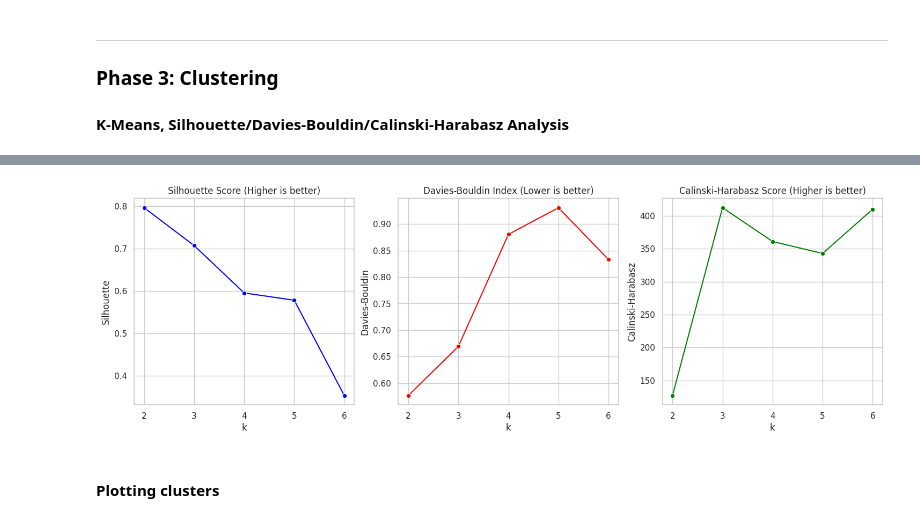
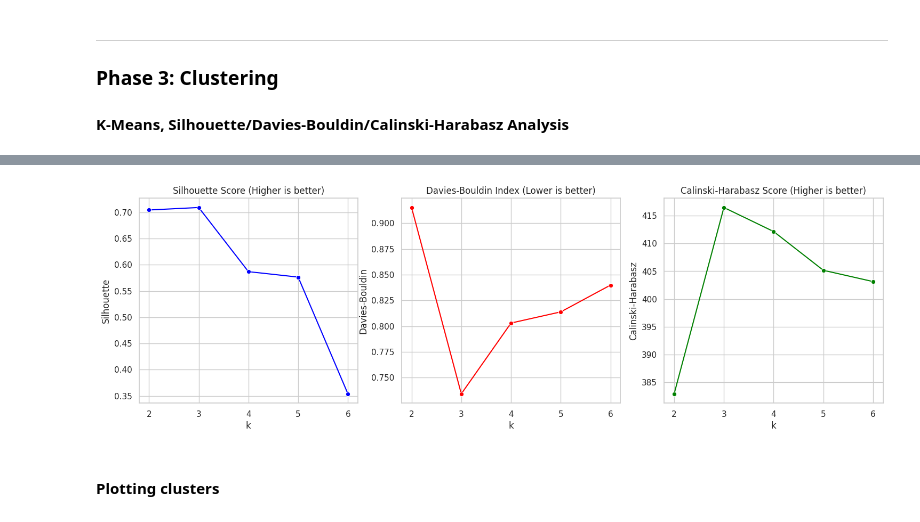
Before and after one commit to MessaAlberto/dataMining_AviationNetworks, a Jupyter notebook: main.ipynb, the cells around one changed output, grey strips where cells are left out. Cells and saved outputs as stored; diff of their text form; code cells hidden in the pictures.

```diff
--- a/main.ipynb
+++ b/main.ipynb
@@ -263,10 +321,15 @@ DEBUG: Columns found: ['ICAO Empresa Aérea', 'Número Voo', 'Código Autorizaç
 #### Loading **CAA UK** dataset: airline on-time performance.
 # %%
 # C. UK (CAA)
-uk_files = glob.glob("caa_uk/*.csv")
+uk_files = glob.glob(os.path.join(CAA_PATH, "*.csv"))
 df_uk_metrics = pd.DataFrame()
 if uk_files:
-    print("\nProcessing CAA (UK) Data...")
+    print("\nProcessing CAA (UK) Data via Pandas...")
+
+    if 'df_airports' not in locals():
+        # Scarichiamo solo le colonne necessarie da Spark per essere leggeri
+        df_airports = df_airports_spark.select("IATA", "Name").toPandas()
+
     # Robust IATA Dictionary
     manual_fix = {
         "GATWICK": "LGW",
@@ -295,6 +358,7 @@ if uk_files:
         "BOURNEMOUTH": "BOH",
         "TEESSIDE INTERNATIONAL AIRPORT": "MME"
     }
+
     clean_names = df_airports.assign(
         n=df_airports["Name"].str.upper().str.replace(" AIRPORT", "").str.strip()
     ).set_index("n")["IATA"].to_dict()
@@ -327,11 +391,13 @@ if uk_files:
             tot=("tot", "sum"), num_flights=("cnt", "sum"), delay_variance=("avg", "std")
         ).reset_index()
         df_uk_metrics["avg_delay"] = df_uk_metrics["tot"] / df_uk_metrics["num_flights"]
+
+        valid_nodes_set = set(df_master_nodes["IATA"].unique())
+        valid_uk = df_uk_metrics[df_uk_metrics["IATA"].isin(valid_nodes_set)]
+
         print(f"    Aggregated CAA (UK) metrics: {len(df_uk_metrics)} unique origin airports.")
-        df_uk_metrics = df_uk_metrics.drop(columns=["tot"])
-
-        valid_uk = df_uk_metrics[df_uk_metrics["IATA"].isin(active_nodes)]
         print(
             f"-> Raw Airports: {len(df_uk_metrics)} -> Matched in Graph: {len(valid_uk)} ({len(valid_uk)/len(df_uk_metrics):.1%})")
-        df_uk_metrics = valid_uk
+
+        df_uk_metrics = valid_uk.drop(columns=["tot"])
 # %% [output]
@@ -812,70 +865,40 @@ Running Network Disintegration Test (Local Simulation)...
 
 #### K-Means, Silhouette/Davies-Bouldin/Calinski-Harabasz Analysis
 # %%
-print("Preparing Feature Matrix...")
+print("Preparing Feature Matrix for Clustering...")
 
 # Selection of features for clustering (only those with good coverage and relevance)
 features_cols = ['pagerank', 'betweenness', 'avg_delay', 'delay_variance', 'degree']
 
-# Drop missing values (important for ML)
+# Drop missing values (ML don't accept Null)
 df_model_pd = df_master_nodes.dropna(subset=features_cols).copy()
 print(f"    - Data points available for clustering: {len(df_model_pd)}")
 
-# Create Spark DataFrame
-for col in features_cols:
-    df_model_pd[col] = df_model_pd[col].astype(float)
+scaler = SklearnScaler()
+X = df_model_pd[features_cols].values
+X_scaled = scaler.fit_transform(X)
 
-df_spark_ml = spark.createDataFrame(df_model_pd[["IATA"] + features_cols])
-
-# SPARK ML PIPELINE (Assembler + Scaling)
-print("\n[PYSPARK] Building ML Pipeline (Assembler + Scaling)...")
-
-# Union of features into a single vector column
-assembler = VectorAssembler(inputCols=features_cols, outputCol="features_raw")
-df_spark_vec = assembler.transform(df_spark_ml)
-
-# Standardization (important for distance-based clustering)
-scaler_spark = StandardScaler(inputCol="features_raw", outputCol="features", withStd=True, withMean=True)
-scaler_model = scaler_spark.fit(df_spark_vec)
-df_spark_scaled = scaler_model.transform(df_spark_vec)
-
-# K-MEANS GRID SEARCH (SPARK TRAINING + SKLEARN METRICS)
-print("\n[PYSPARK] K-Means Clustering (Grid Search & Validation)...")
-
-X_local = df_model_pd[features_cols].values
-scaler_local = SklearnScaler()
-X_scaled_local = scaler_local.fit_transform(X_local)
-
+# K-MEANS GRID SEARCH
+print("\nRunning K-Means Grid Search...")
 k_range = range(2, 7)
 results = []
 
 print(f"    - Testing k from {min(k_range)} to {max(k_range)}...")
-print("      (Training on Spark, Evaluating with Scikit-Learn metrics)")
 
 for k in k_range:
-    # A. TRAINING SU SPARK
-    kmeans_spark = KMeans(k=k, seed=42, featuresCol="features", predictionCol="prediction")
-    model = kmeans_spark.fit(df_spark_scaled)
-    predictions = model.transform(df_spark_scaled)
+    # Train
+    kmeans = SklearnKMeans(n_clusters=k, random_state=42, n_init=10)
+    labels = kmeans.fit_predict(X_scaled)
 
-    # B. COLLECT PREDICTIONS
-    rows = predictions.select("IATA", "prediction").collect()
-    cluster_map = {row.IATA: row.prediction for row in rows}
-
-    labels = df_model_pd["IATA"].map(cluster_map).fillna(-1).astype(int).values
-
-    # C. VALIDATION METRICS (Only if we have more than 1 cluster)
-    if len(set(labels)) > 1:
-        sil = silhouette_score(X_scaled_local, labels)
-        db = davies_bouldin_score(X_scaled_local, labels)
-        ch = calinski_harabasz_score(X_scaled_local, labels)
-    else:
-        sil, db, ch = -1, -1, -1
+    # Metrics
+    sil = silhouette_score(X_scaled, labels)
+    db = davies_bouldin_score(X_scaled, labels)
+    ch = calinski_harabasz_score(X_scaled, labels)
 
     results.append({"k": k, "Silhouette": sil, "Davies-Bouldin": db, "Calinski-Harabasz": ch})
     print(f"      k={k} | Sil: {sil:.3f} | DB: {db:.3f} | CH: {ch:.1f}")
 
-# D. PLOTTING
+# Plot
 df_metrics = pd.DataFrame(results)
 
 fig, axes = plt.subplots(1, 3, figsize=(18, 5))
@@ -890,4 +913,5 @@ axes[2].set_title('Calinski-Harabasz Score (Higher is better)')
 
 plt.grid(True)
 plt.show()
+print()
 # %% [output]
@@ -907,4 +928,4 @@ Preparing Feature Matrix...
-[figure, old version]
+[figure, new version]
 # %% [markdown]
 #### Plotting clusters
 # %%
```
Also changed, not shown: parts of 16 cells of this notebook, 20 other files.
